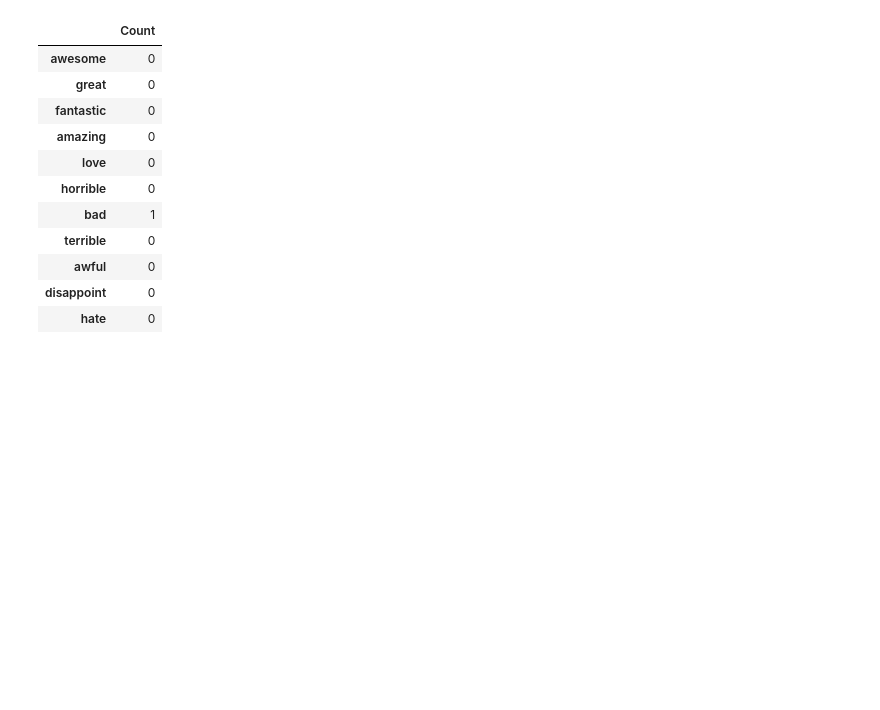
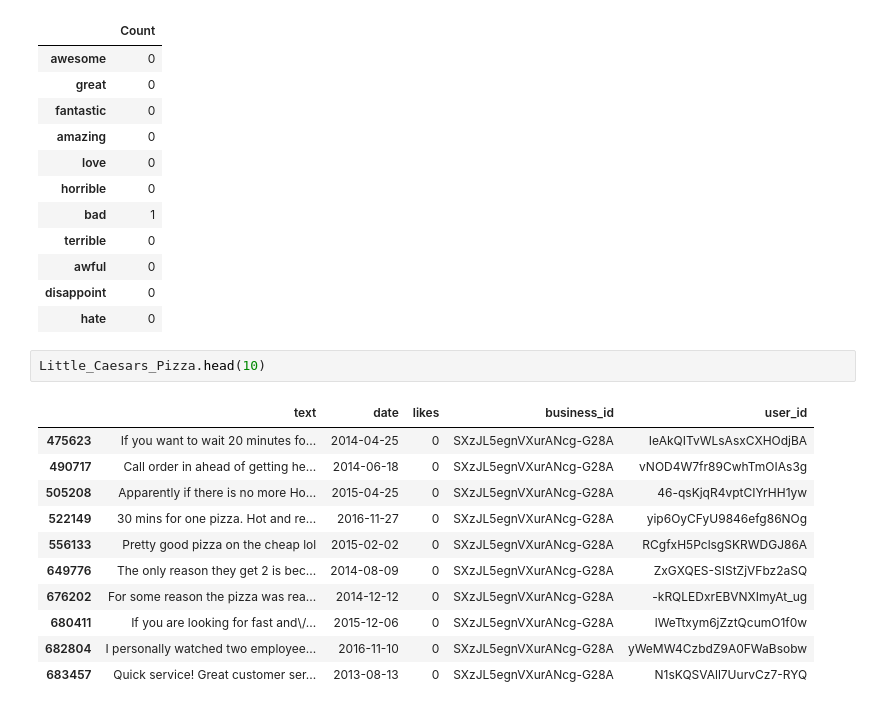
Before and after one commit to LCalso/Calso_Project1_Yelp-Star-Rating, a Jupyter notebook: Lauren Calso_David Colonia_Project1_Yelp_Dataset from CSV.ipynb, the cells around one changed output. Drawn from its saved outputs; the diff is of its cells as text; blank space fills up the shorter version.

```diff
--- a/Lauren Calso_David Colonia_Project1_Yelp_Dataset from CSV.ipynb
+++ b/Lauren Calso_David Colonia_Project1_Yelp_Dataset from CSV.ipynb
@@ -305,3 +305,17 @@ temp
 | awful | 0 |
 | disappoint | 0 |
 | hate | 0 |
+# %%
+Little_Caesars_Pizza.head(10)
+# %% [output]
+|  | text | date | likes | business_id | user_id |
+| 475623 | If you want to wait 20 minutes fo... | 2014-04-25 | 0 | SXzJL5egnVXurANcg-G28A | IeAkQITvWLsAsxCXHOdjBA |
+| 490717 | Call order in ahead of getting he... | 2014-06-18 | 0 | SXzJL5egnVXurANcg-G28A | vNOD4W7fr89CwhTmOIAs3g |
+| 505208 | Apparently if there is no more Ho... | 2015-04-25 | 0 | SXzJL5egnVXurANcg-G28A | 46-qsKjqR4vptCIYrHH1yw |
+| 522149 | 30 mins for one pizza. Hot and re... | 2016-11-27 | 0 | SXzJL5egnVXurANcg-G28A | yip6OyCFyU9846efg86NOg |
+| 556133 | Pretty good pizza on the cheap lol | 2015-02-02 | 0 | SXzJL5egnVXurANcg-G28A | RCgfxH5PclsgSKRWDGJ86A |
+| 649776 | The only reason they get 2 is bec... | 2014-08-09 | 0 | SXzJL5egnVXurANcg-G28A | ZxGXQES-SIStZjVFbz2aSQ |
+| 676202 | For some reason the pizza was rea... | 2014-12-12 | 0 | SXzJL5egnVXurANcg-G28A | -kRQLEDxrEBVNXImyAt_ug |
+| 680411 | If you are looking for fast and\/... | 2015-12-06 | 0 | SXzJL5egnVXurANcg-G28A | lWeTtxym6jZztQcumO1f0w |
+| 682804 | I personally watched two employee... | 2016-11-10 | 0 | SXzJL5egnVXurANcg-G28A | yWeMW4CzbdZ9A0FWaBsobw |
+| 683457 | Quick service! Great customer ser... | 2013-08-13 | 0 | SXzJL5egnVXurANcg-G28A | N1sKQSVAll7UurvCz7-RYQ |
```
